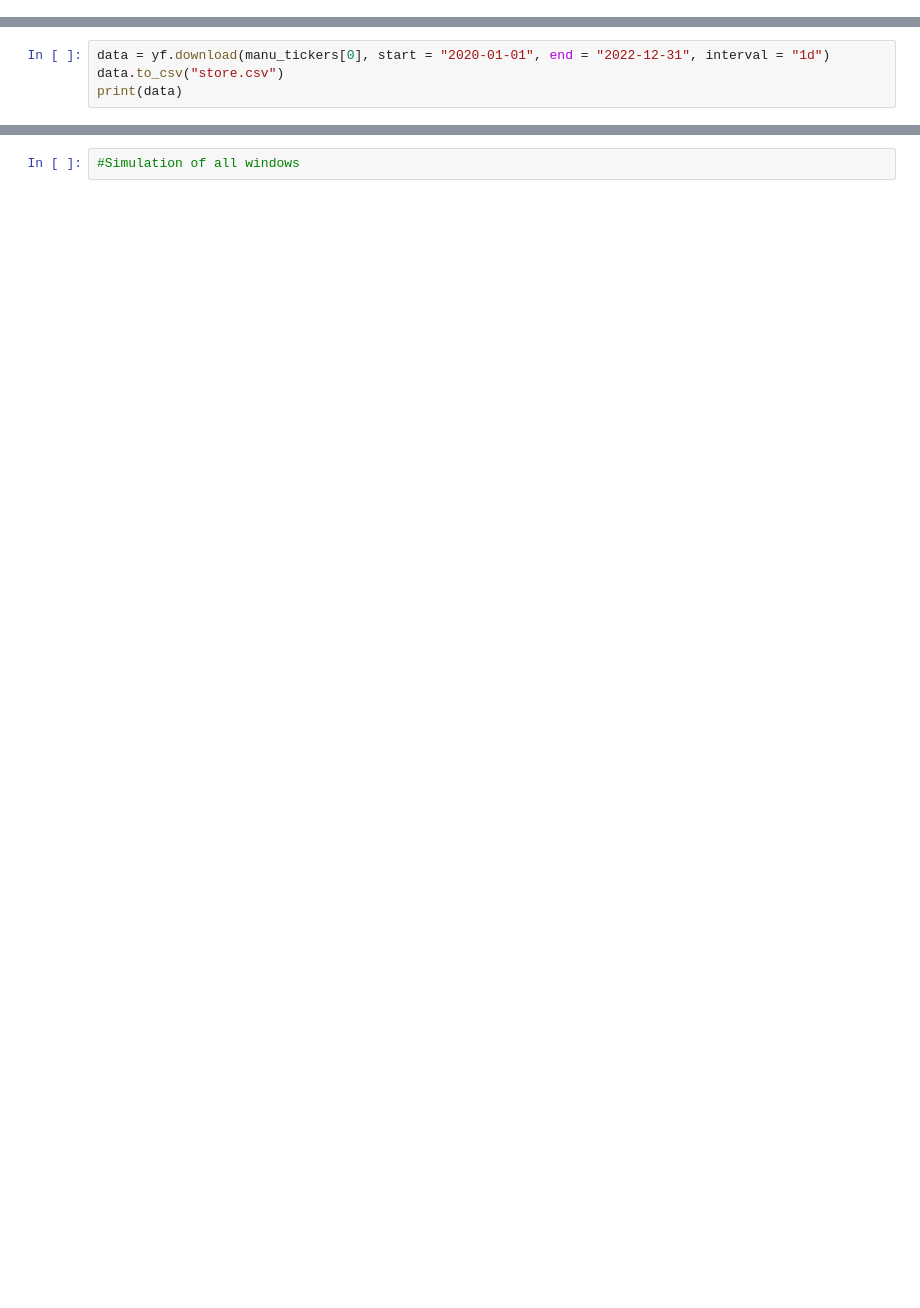
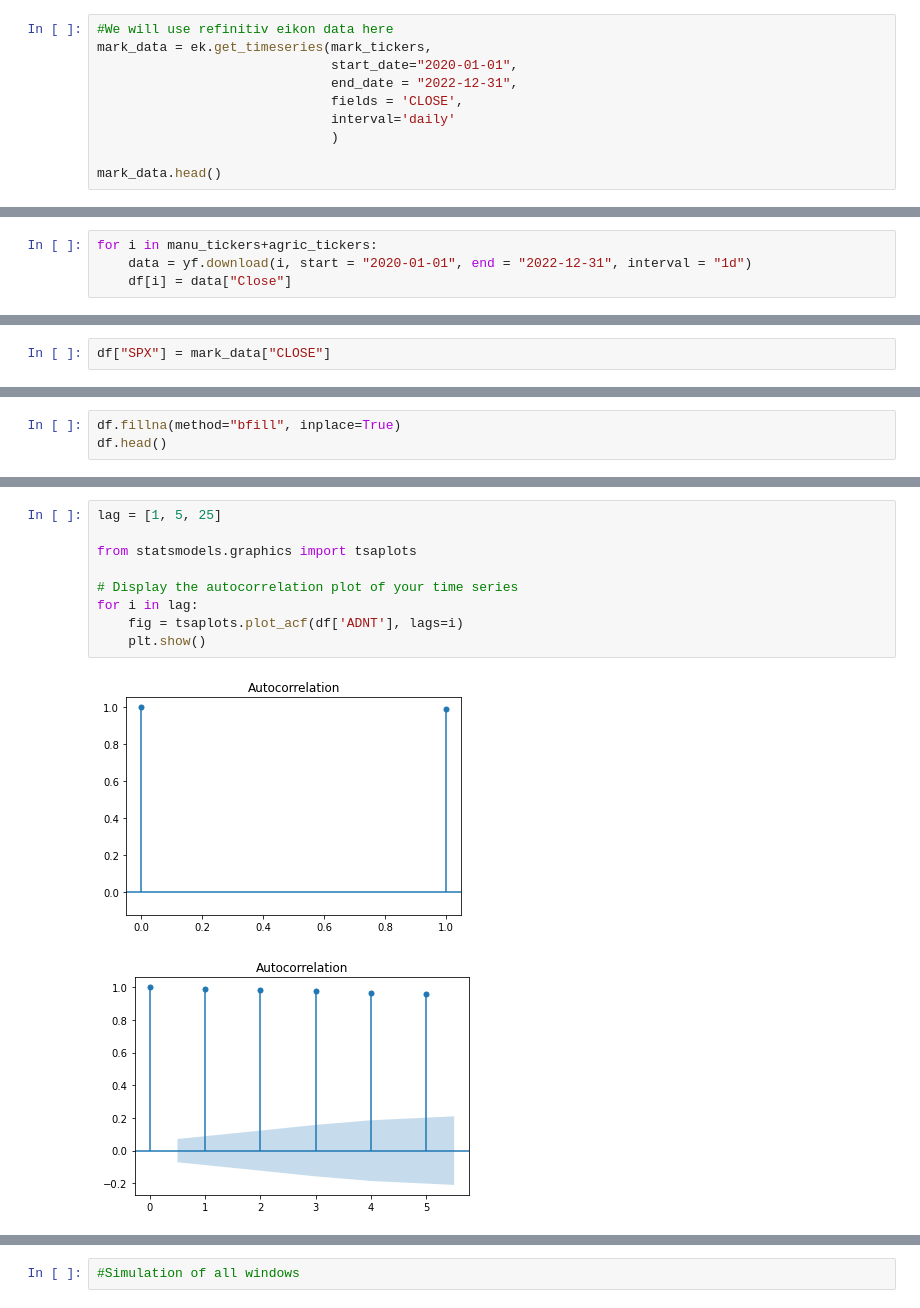
Before and after one commit to Bruck1113/momentum_trading_research, a Jupyter notebook: data_collection.ipynb, the cells around one changed output, grey strips where cells are left out. Drawn from its saved outputs; the diff is of its cells as text; blank space fills up the shorter version.

```diff
--- a/data_collection.ipynb
+++ b/data_collection.ipynb
@@ -25,0 +89,10 @@ agric_tickers = ["ADM", "BG", "SMG", "CTVA", "NTR", "FMC", "TSN"]
+# %%
+#We will use refinitiv eikon data here
+mark_data = ek.get_timeseries(mark_tickers,
+                              start_date="2020-01-01",
+                              end_date = "2022-12-31",
+                              fields = 'CLOSE',
+                              interval='daily'
+                              )
+
+mark_data.head()
@@ -26,6 +107,6 @@ agric_tickers = ["ADM", "BG", "SMG", "CTVA", "NTR", "FMC", "TSN"]
 # %%
-data = yf.download(manu_tickers[0], start = "2020-01-01", end = "2022-12-31", interval = "1d")
-data.to_csv("store.csv")
-print(data)
+for i in manu_tickers+agric_tickers:
+    data = yf.download(i, start = "2020-01-01", end = "2022-12-31", interval = "1d")
+    df[i] = data["Close"]
 # %% [output]
 [*********************100%***********************]  1 of 1 completed
@@ -46,0 +129,2 @@ Date
+# %%
+df["SPX"] = mark_data["CLOSE"]
@@ -46,0 +142,3 @@ Date
+# %%
+df.fillna(method="bfill", inplace=True)
+df.head()
@@ -46,0 +154,12 @@ Date
+# %%
+lag = [1, 5, 25]
+
+from statsmodels.graphics import tsaplots
+
+# Display the autocorrelation plot of your time series
+for i in lag:
+    fig = tsaplots.plot_acf(df['ADNT'], lags=i)
+    plt.show()
+# %% [output]
+[figure, added]
+[figure, added]
```
Also changed, not shown: parts of 28 cells of this notebook, 1 other file.
